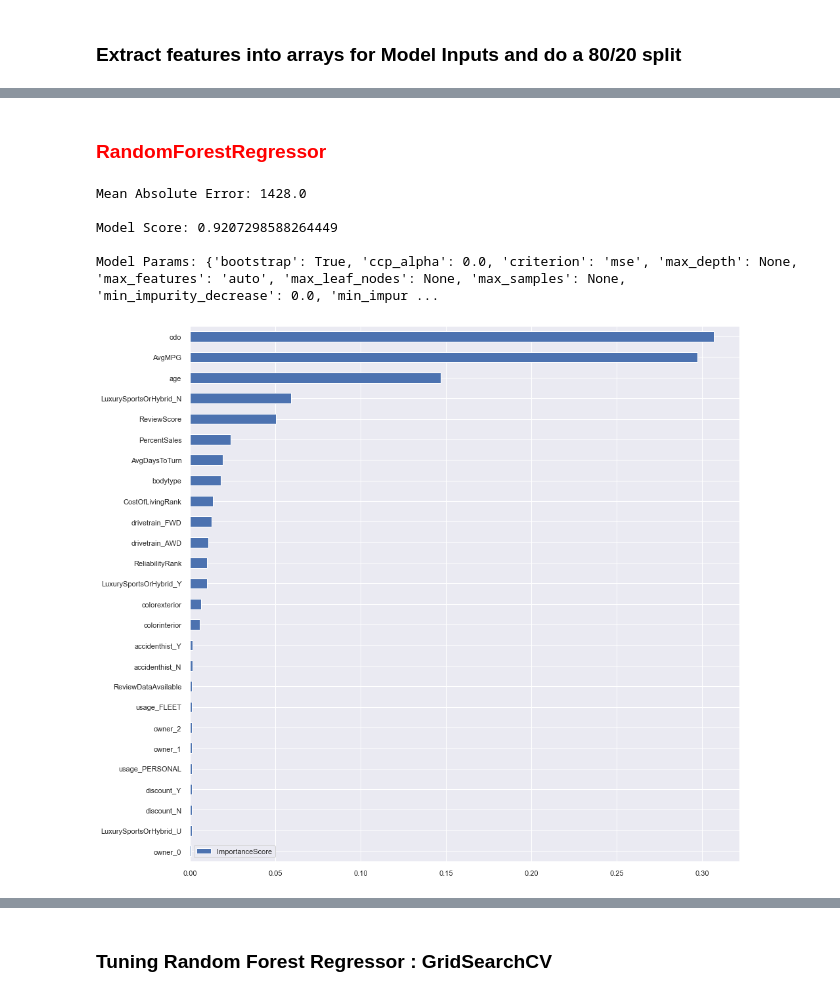
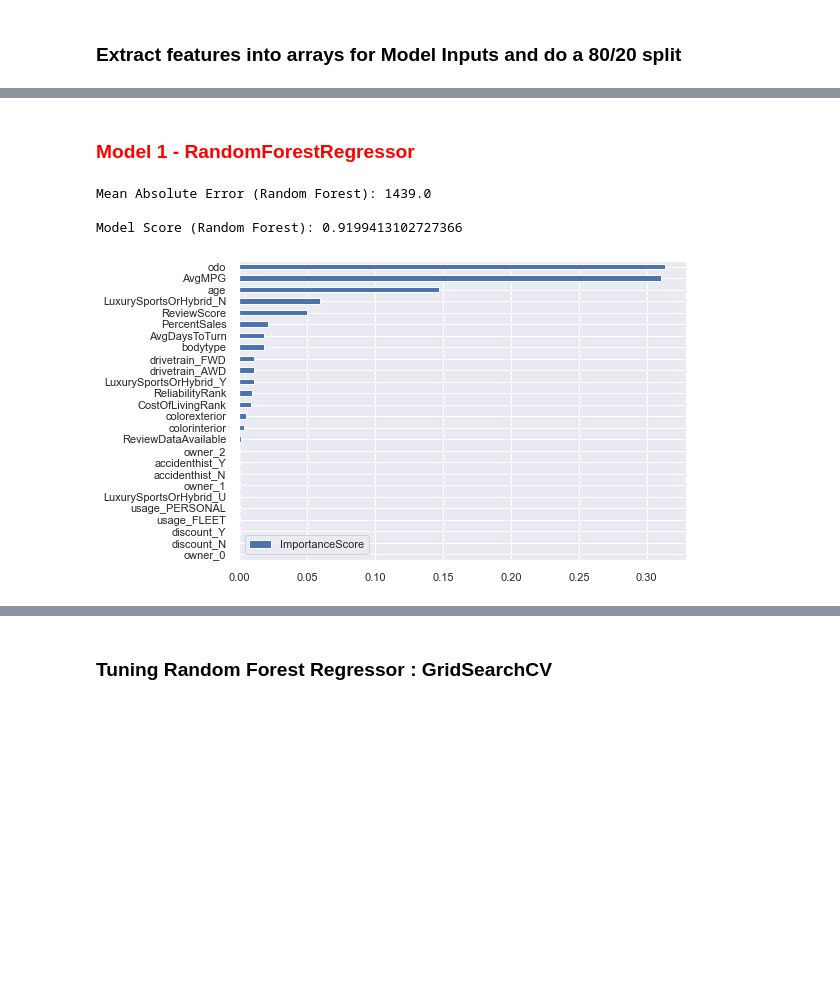
Before and after one commit to jchowdhury82/Used_Car_Price_Predictor, a Jupyter notebook: UsedCarEDA-v1.ipynb, the cells around one changed output, grey strips where cells are left out. Saved outputs shown, nothing was run; the diff lists cells and outputs as text; code cells hidden in the pictures; blank space fills up the shorter version.

```diff
--- a/UsedCarEDA-v1.ipynb
+++ b/UsedCarEDA-v1.ipynb
@@ -673,21 +662,37 @@ X_train, X_test, y_train, y_test = train_test_split(X, y, test_size=.20, random_
 # %% [markdown]
-### <span style="color:Red">  RandomForestRegressor </span>
+### <span style="color:Red"> Model 1 -  RandomForestRegressor </span>
 # %%
+# Get random forest regressor
+
+def featureimportance(model,index):
+
+    feat_price = pd.DataFrame(model.feature_importances_,
+                              index = index,
+                              columns = ['ImportanceScore']
+                              )
+    feat_price.sort_values('ImportanceScore', ascending = True).plot(kind = 'barh')
+
+
+
 # Create a Random Forest Regressor with default parameters
-rf_price = RandomForestRegressor(random_state=1)
+rf_price = RandomForestRegressor(random_state=1,
+                                 n_estimators = 1000,
+                                 max_depth = 20,
+                                 max_features = 'auto',
+                                 min_samples_leaf = 4,
+                                 min_samples_split = 5)
+
 rf_price.fit(X_train, y_train)
+
 pred_price = rf_price.predict(X_test)
 
-print("\nMean Absolute Error: {}".format(round(mean_absolute_error(y_test, pred_price))))
-print("\nModel Score: {}".format(rf_price.score(X_test,y_test)))
-print("\nModel Params: {}".format(rf_price.get_params()))
+print("\nMean Absolute Error (Random Forest): {}".format(round(mean_absolute_error(y_test, pred_price))))
+print("\nModel Score (Random Forest): {}".format(rf_price.score(X_test,y_test)))
+#print("\nModel Params (Random Forest): {}".format(rf_price.get_params()))
+
+featureimportance(rf_price,X_labels)
 # %% [output]
-Mean Absolute Error: 1428.0
+Mean Absolute Error (Random Forest): 1439.0
 
-Model Score: 0.9207298588264449
-
-Model Params: {'bootstrap': True, 'ccp_alpha': 0.0, 'criterion': 'mse', 'max_depth': None, 'max_features': 'auto', 'max_leaf_nodes': None, 'max_samples': None, 'min_impurity_decrease': 0.0, 'min_impur ...
+Model Score (Random Forest): 0.9199413102727366
+[figure, added]
-# %%
-featureimportance(rf_price,X_labels)
-# %% [output]
-[figure, removed]
```
Also changed, not shown: parts of 35 cells of this notebook.
